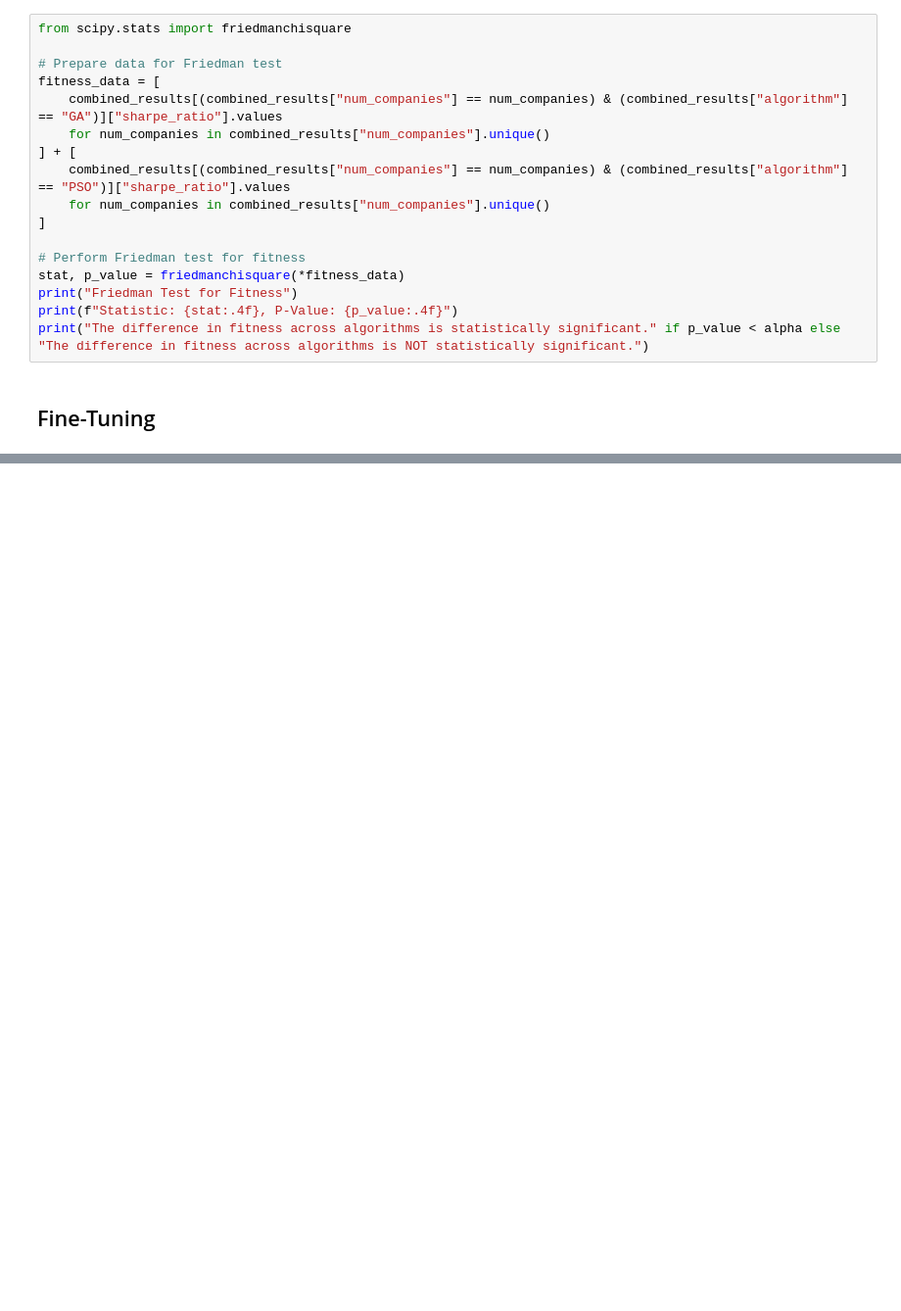
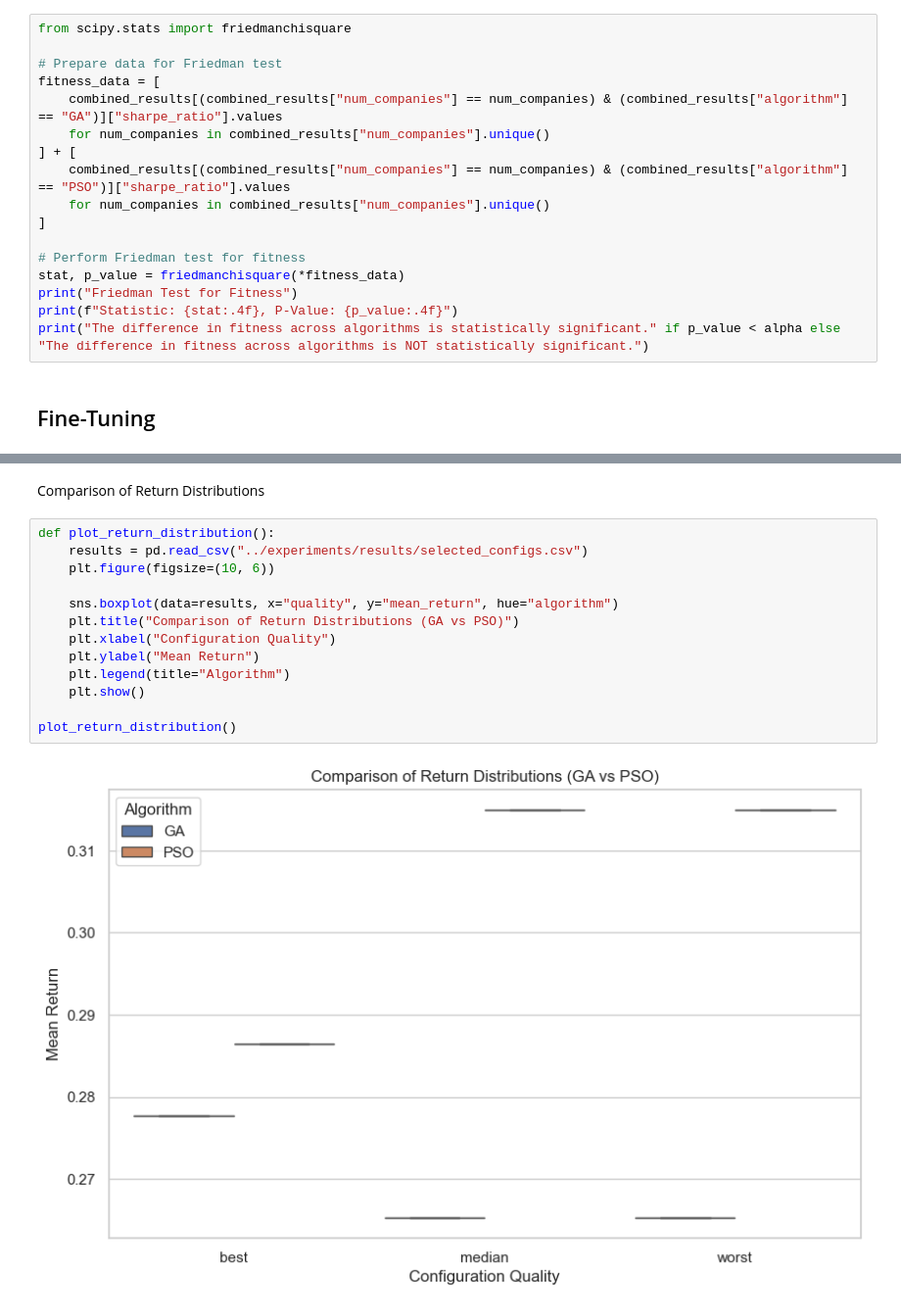
Before and after one commit to aprentix/BAO_Portfolio-Optimization-Problem, a Jupyter notebook: notebooks/compare_results.ipynb, the cells around one changed output, grey strips where cells are left out. Shown at 98% size. Cells and saved outputs as stored; diff of their text form; blank space fills up the shorter version.

```diff
--- a/notebooks/compare_results.ipynb
+++ b/notebooks/compare_results.ipynb
@@ -161,0 +220,17 @@ Friedman test requires at least 3 sets of configurations. Skipping Friedman test
+# %% [markdown]
+Comparison of Return Distributions
+# %%
+def plot_return_distribution():
+    results = pd.read_csv("../experiments/results/selected_configs.csv")
+    plt.figure(figsize=(10, 6))
+
+    sns.boxplot(data=results, x="quality", y="mean_return", hue="algorithm")
+    plt.title("Comparison of Return Distributions (GA vs PSO)")
+    plt.xlabel("Configuration Quality")
+    plt.ylabel("Mean Return")
+    plt.legend(title="Algorithm")
+    plt.show()
+
+plot_return_distribution()
+# %% [output]
+[figure, added]
```
Also changed, not shown: parts of 10 cells of this notebook, 1 other file.
